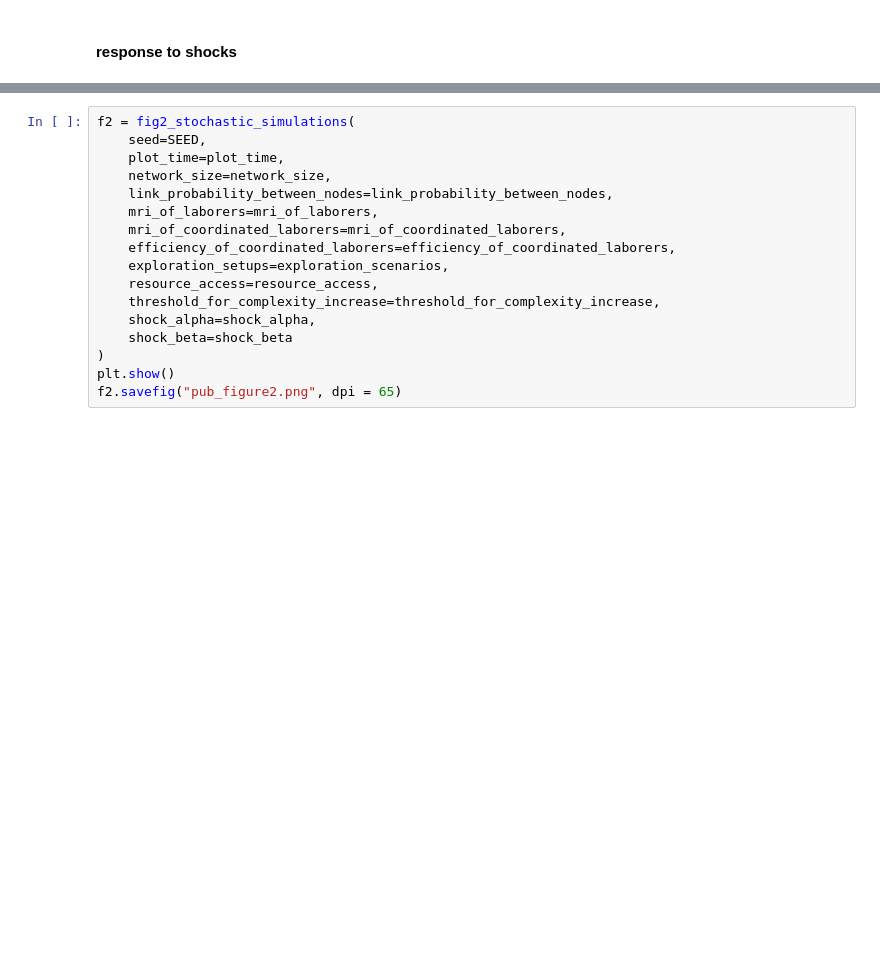
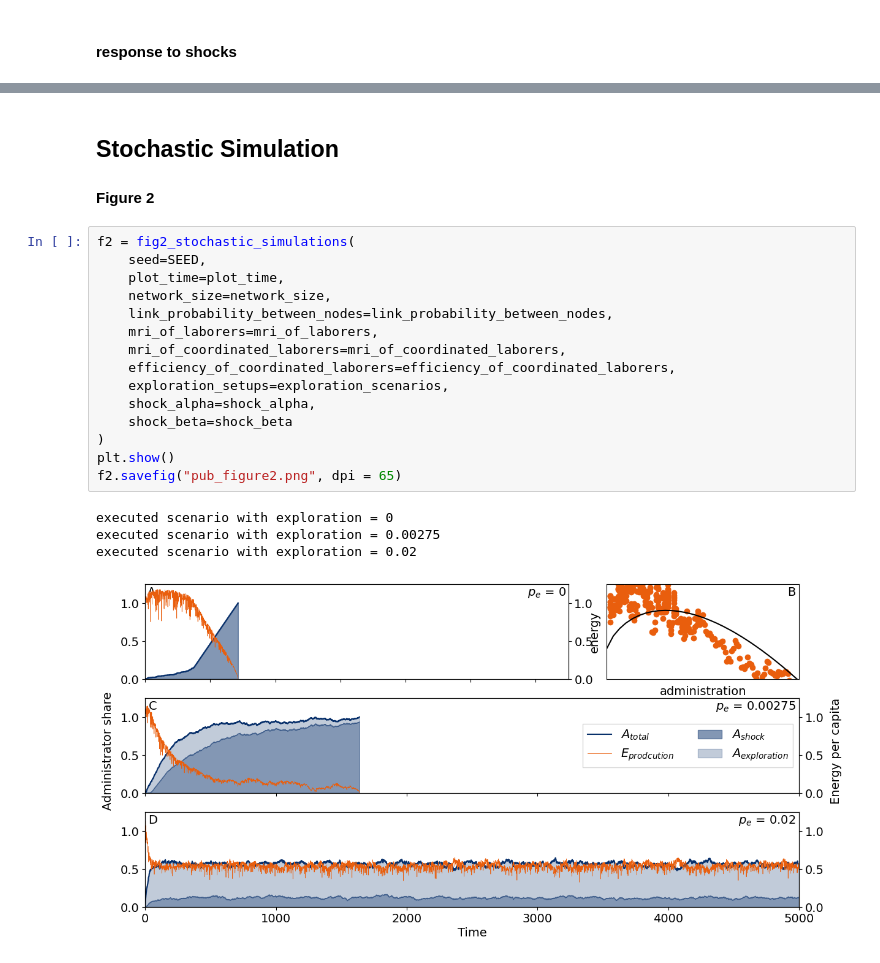
Before and after one commit to flo-schu/Tainter, a Jupyter notebook: scripts/analysis.ipynb, the cells around one changed output, grey strips where cells are left out. Cells and saved outputs as stored; diff of their text form; blank space fills up the shorter version.

```diff
--- a/scripts/analysis.ipynb
+++ b/scripts/analysis.ipynb
@@ -117,17 +131,24 @@ while not network_update:
+# %% [markdown]
+## Stochastic Simulation
+
+#### Figure 2
 # %%
 f2 = fig2_stochastic_simulations(
     seed=SEED,
     plot_time=plot_time,
     network_size=network_size,
     link_probability_between_nodes=link_probability_between_nodes,
     mri_of_laborers=mri_of_laborers,
     mri_of_coordinated_laborers=mri_of_coordinated_laborers,
     efficiency_of_coordinated_laborers=efficiency_of_coordinated_laborers,
     exploration_setups=exploration_scenarios,
-    resource_access=resource_access,
-    threshold_for_complexity_increase=threshold_for_complexity_increase,
     shock_alpha=shock_alpha,
     shock_beta=shock_beta
 )
 plt.show()
 f2.savefig("pub_figure2.png", dpi = 65)
+# %% [output]
+executed scenario with exploration = 0
+executed scenario with exploration = 0.00275
+executed scenario with exploration = 0.02
+[figure, added]
```
Also changed, not shown: parts of 13 cells of this notebook, 5 other files.
